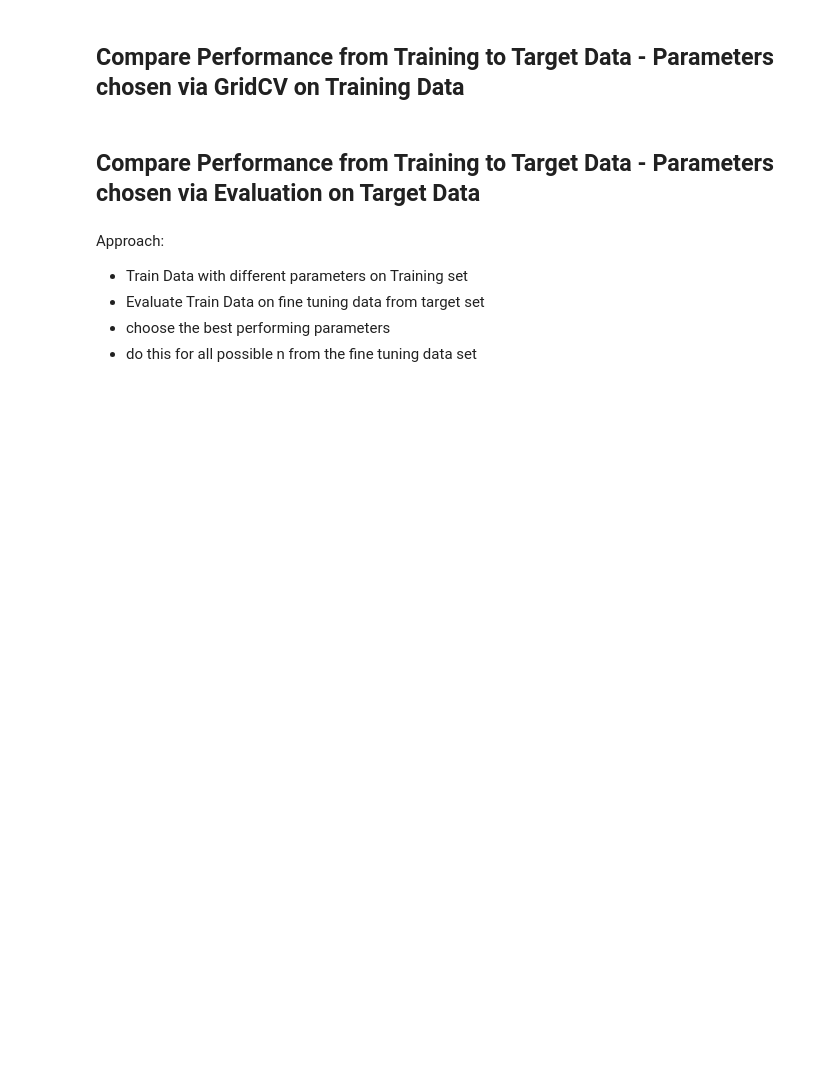
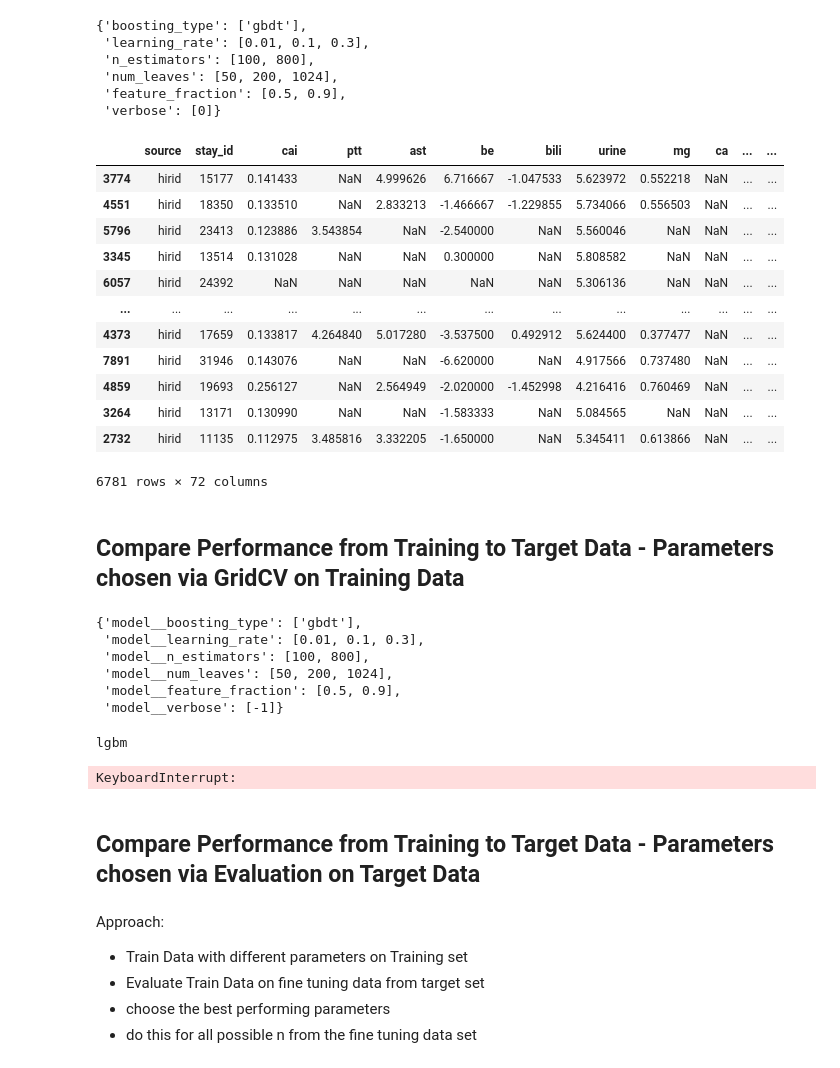
Before and after one commit to lbrilh/masterthesis, a Jupyter notebook: Experiments.ipynb, the cells around one changed output. Drawn from its saved outputs; the diff is of its cells as text; code cells hidden in the pictures; blank space fills up the shorter version.

```diff
--- a/Experiments.ipynb
+++ b/Experiments.ipynb
@@ -57,2 +88,27 @@ p4 = Pipeline(steps=[
+# %%
+params['lgbm']
+# %% [output]
+{'boosting_type': ['gbdt'],
+ 'learning_rate': [0.01, 0.1, 0.3],
+ 'n_estimators': [100, 800],
+ 'num_leaves': [50, 200, 1024],
+ 'feature_fraction': [0.5, 0.9],
+ 'verbose': [0]}
+# %%
+_data['hirid']['train']
+# %% [output]
+|  | source | stay_id | cai | ptt | ast | be | bili | urine | mg | ca | ... | ... |
+| 3774 | hirid | 15177 | 0.141433 | NaN | 4.999626 | 6.716667 | -1.047533 | 5.623972 | 0.552218 | NaN | ... | ... |
+| 4551 | hirid | 18350 | 0.133510 | NaN | 2.833213 | -1.466667 | -1.229855 | 5.734066 | 0.556503 | NaN | ... | ... |
+| 5796 | hirid | 23413 | 0.123886 | 3.543854 | NaN | -2.540000 | NaN | 5.560046 | NaN | NaN | ... | ... |
+| 3345 | hirid | 13514 | 0.131028 | NaN | NaN | 0.300000 | NaN | 5.808582 | NaN | NaN | ... | ... |
+| 6057 | hirid | 24392 | NaN | NaN | NaN | NaN | NaN | 5.306136 | NaN | NaN | ... | ... |
+| ... | ... | ... | ... | ... | ... | ... | ... | ... | ... | ... | ... | ... |
+| 4373 | hirid | 17659 | 0.133817 | 4.264840 | 5.017280 | -3.537500 | 0.492912 | 5.624400 | 0.377477 | NaN | ... | ... |
+| 7891 | hirid | 31946 | 0.143076 | NaN | NaN | -6.620000 | NaN | 4.917566 | 0.737480 | NaN | ... | ... |
+| 4859 | hirid | 19693 | 0.256127 | NaN | 2.564949 | -2.020000 | -1.452998 | 4.216416 | 0.760469 | NaN | ... | ... |
+| 3264 | hirid | 13171 | 0.130990 | NaN | NaN | -1.583333 | NaN | 5.084565 | NaN | NaN | ... | ... |
+| 2732 | hirid | 11135 | 0.112975 | 3.485816 | 3.332205 | -1.650000 | NaN | 5.345411 | 0.613866 | NaN | ... | ... |
+6781 rows × 72 columns
 # %% [markdown]
 ## Compare Performance from Training to Target Data - Parameters chosen via GridCV on Training Data
@@ -101,3 +115,38 @@ mse_grid_rf_miiv = mean_squared_error(Xy_test_miiv['outcome'], p2.predict(Xy_tes
+# %%
+{'model__' + key : value for key, value in params['lgbm'].items()}
+# %% [output]
+{'model__boosting_type': ['gbdt'],
+ 'model__learning_rate': [0.01, 0.1, 0.3],
+ 'model__n_estimators': [100, 800],
+ 'model__num_leaves': [50, 200, 1024],
+ 'model__feature_fraction': [0.5, 0.9],
+ 'model__verbose': [-1]}
+# %%
+mse_grid_search = {}
+
+for name, pipe in pipelines.items():
+    print(name)
+    if name not in ['ols', 'anchor']:
+        search = GridSearchCV(pipe, param_grid= {'model__' + key : value for key, value in params[name].items()})
+        search.fit(_data['eicu']['train'], _data['eicu']['train']['outcome'])
+        print('finsihed GCV')
+        pipe.set_params(**search.best_params_)
+
+    pipe.fit(_data['eicu']['train'], _data['eicu']['train']['outcome'])
+
+    for source in sources:
+        print(source)
+        if source != 'eicu':
+            if name not in ['ols', 'anchor']:
+                mse_grid_search[name] = {'parameters': search.best_params_,
+                'MSE on {source}' : mean_squared_error(_data[source]['train']['outcome'], pipe.predict(_data[source]['train']))}
+            else:
+                mse_grid_search[name] = {'parameters': None,
+                'MSE on {source}' : mean_squared_error(_data[source]['train']['outcome'], pipe.predict(_data[source]['train']))}
+        print(f'Completed {name} run on {source}')
+# %% [output]
+lgbm
+KeyboardInterrupt:
 # %% [markdown]
 ## Compare Performance from Training to Target Data - Parameters chosen via Evaluation on Target Data
 # %% [markdown]
```
Also changed, not shown: parts of 8 cells of this notebook.
